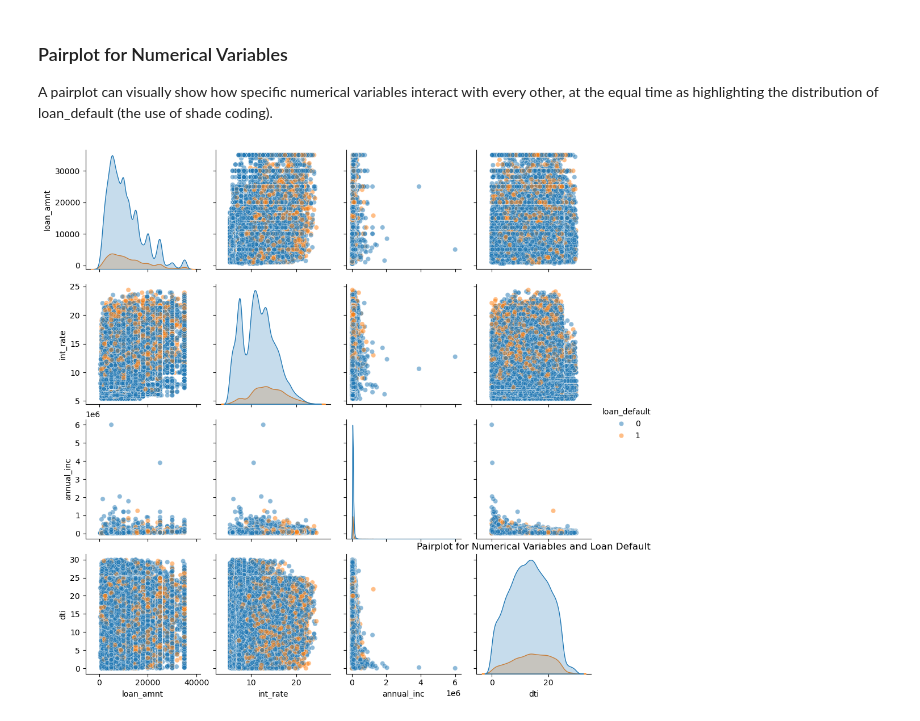
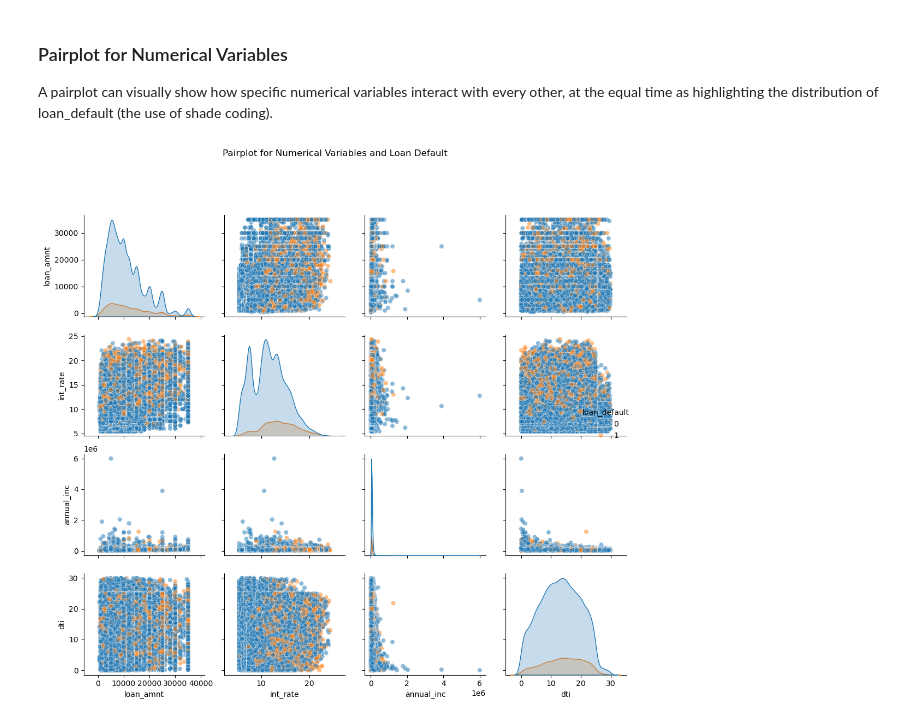
Before and after one commit to mintughosh/LendingClubCaseStudy, a Jupyter notebook: LendingClubCaseSyudy.ipynb, the cells around one changed output. Drawn from its saved outputs; the diff is of its cells as text; code cells hidden in the pictures.

```diff
--- a/LendingClubCaseSyudy.ipynb
+++ b/LendingClubCaseSyudy.ipynb
@@ -335,8 +342,13 @@ plt.show()
 A pairplot can visually show how specific numerical variables interact with every other, at the equal time as highlighting the distribution of loan_default (the use of shade coding).
 # %%
 # Pairplot for numerical variables colored by loan default
-sns.pairplot(df_for_loan[['loan_amnt', 'int_rate', 'annual_inc', 'dti', 'loan_default']], hue='loan_default', diag_kind='kde', plot_kws={'alpha': 0.5})
-plt.title('Pairplot for Numerical Variables and Loan Default')
+pair_plot = sns.pairplot(df_for_loan[['loan_amnt', 'int_rate', 'annual_inc', 'dti', 'loan_default']], hue='loan_default', diag_kind='kde', plot_kws={'alpha': 0.5})
+pair_plot.fig.suptitle('Pairplot for Numerical Variables and Loan Default', y=1.02)
+
+
+# Adjusting the layout to ensure title doesn't overlap
+pair_plot.fig.tight_layout()
+pair_plot.fig.subplots_adjust(top=0.9)
 plt.show()
 # %% [output]
-[figure, old version]
+[figure, new version]
```
Also changed, not shown: parts of 4 cells of this notebook.
